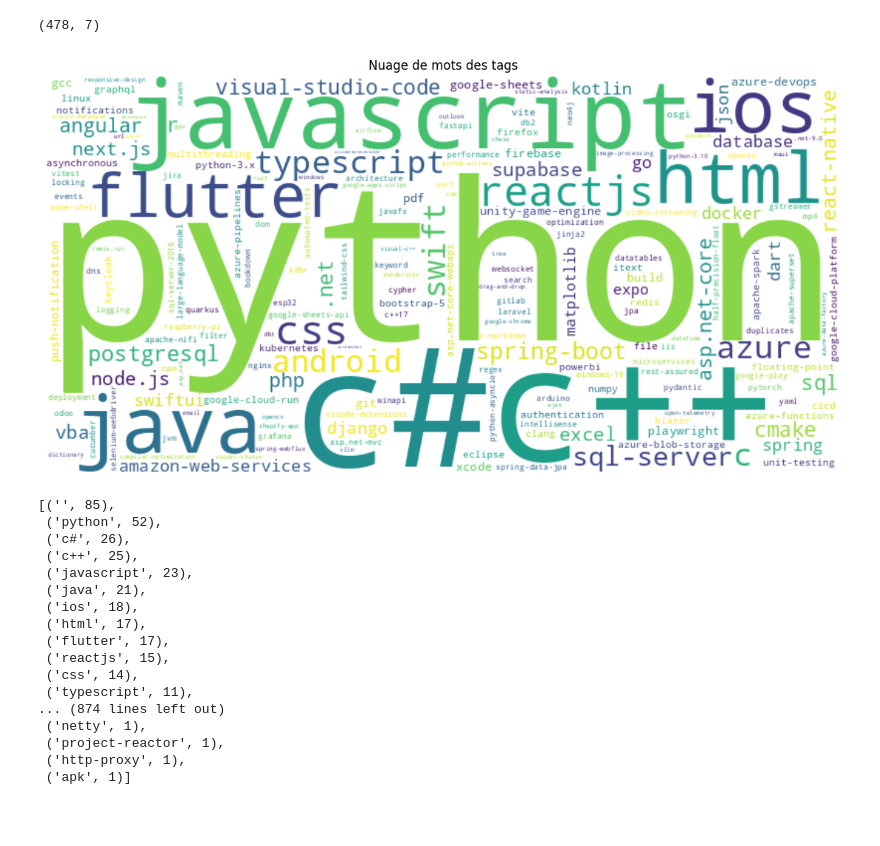
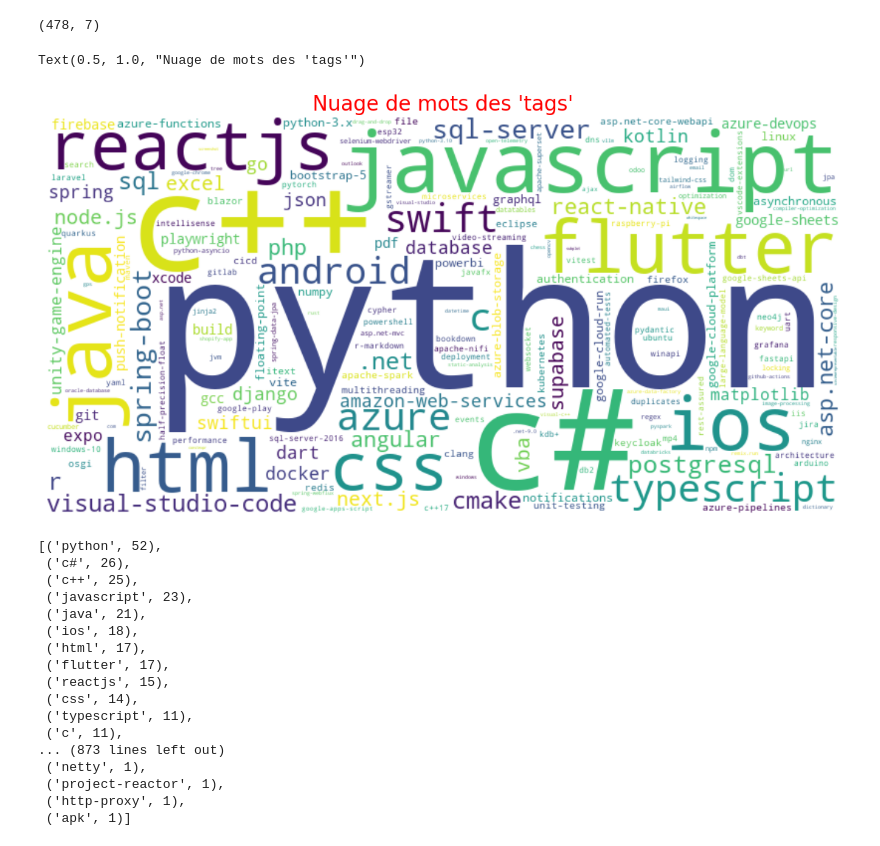
Before and after one commit to NovaStarmax/so-scrapper, a Jupyter notebook: eda/newest.ipynb, the cells around one changed output. Drawn from its saved outputs; the diff is of its cells as text; code cells hidden in the pictures; blank space fills up the shorter version.

```diff
--- a/eda/newest.ipynb
+++ b/eda/newest.ipynb
@@ -23,25 +29,27 @@ df.shape
 # %% [output]
 (478, 7)
 # %%
-all_tags = [tag for tags_list in df['tags'] for tag in tags_list]
+# all_tags = [tag for tags_list in df['tags'] for tag in tags_list]
+
+# supprime les chaînes vides
+all_tags = [tag for tags_list in df['tags'] for tag in tags_list if tag]
 
 from collections import Counter
 tag_counts = Counter(all_tags)
 
 wordcloud = WordCloud(width=800, height=400, background_color='white').generate_from_frequencies(tag_counts)
 
 plt.figure(figsize=(15, 7))
 plt.imshow(wordcloud, interpolation='bilinear')
 plt.axis('off')
-plt.title("Nuage de mots des tags")
-plt.show()
+plt.title("Nuage de mots des 'tags'", fontsize=20, color='red')
 # %% [output]
+Text(0.5, 1.0, "Nuage de mots des 'tags'")
-[figure, old version]
+[figure, new version]
 # %%
 tag_counts.most_common()
 # %% [output]
-[('', 85),
- ('python', 52),
+[('python', 52),
  ('c#', 26),
  ('c++', 25),
  ('javascript', 23),
@@ -52,7 +60,8 @@ tag_counts.most_common()
  ('reactjs', 15),
  ('css', 14),
  ('typescript', 11),
-... (874 lines left out)
+ ('c', 11),
+... (873 lines left out)
  ('netty', 1),
  ('project-reactor', 1),
  ('http-proxy', 1),
```
Also changed, not shown: parts of 7 cells of this notebook, 1 other file.
